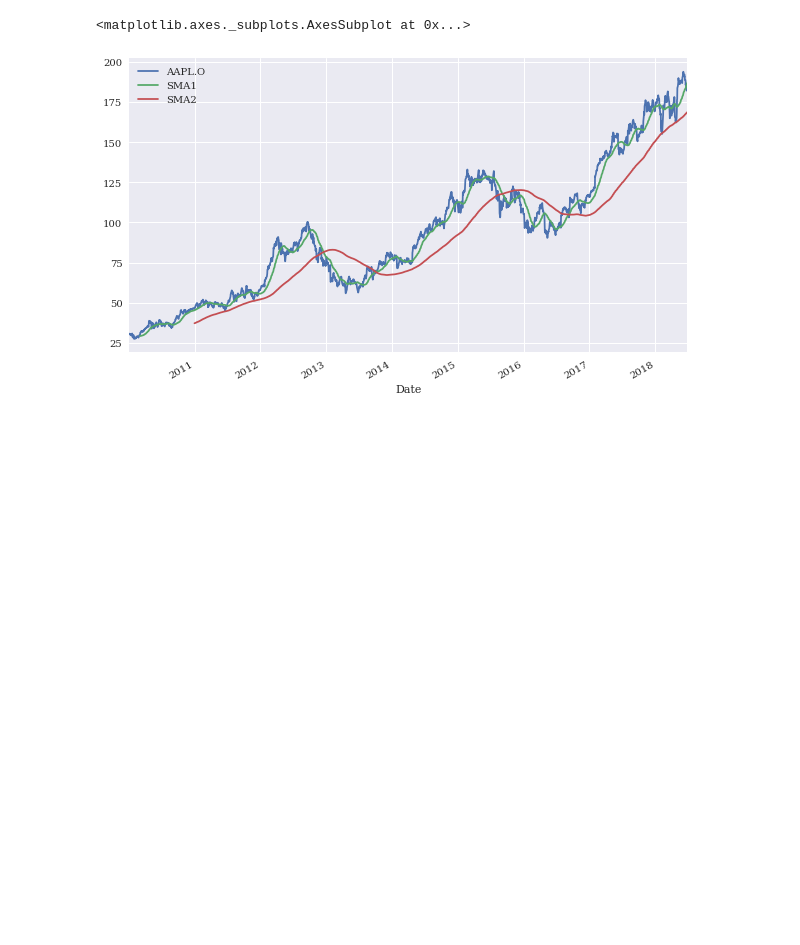
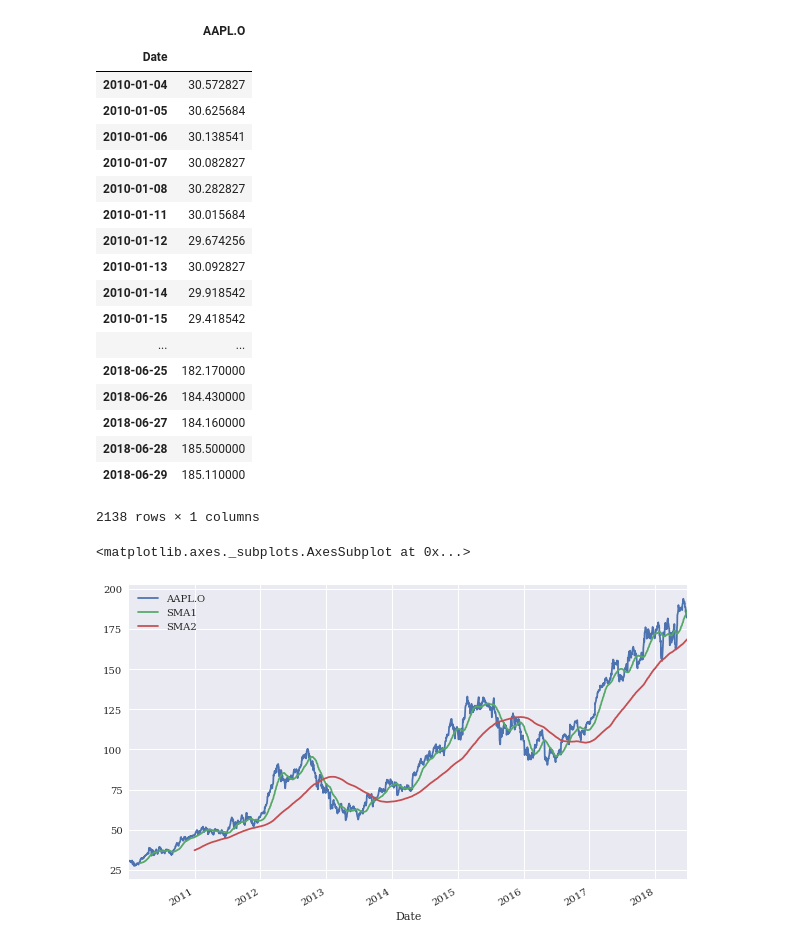
Before and after one commit to HaoLiNick/quantbasic, a Jupyter notebook: Simple_MA.ipynb, the cells around one changed output. Saved outputs shown, nothing was run; the diff lists cells and outputs as text; code cells hidden in the pictures; blank space fills up the shorter version.

```diff
--- a/Simple_MA.ipynb
+++ b/Simple_MA.ipynb
@@ -22,6 +22,28 @@ raw.head()
 # %%
 symbol='AAPL.O'
 data=pd.DataFrame(raw[symbol]).dropna()
+# %%
+data
+# %% [output]
+|  | AAPL.O |
+| Date |  |
+| 2010-01-04 | 30.572827 |
+| 2010-01-05 | 30.625684 |
+| 2010-01-06 | 30.138541 |
+| 2010-01-07 | 30.082827 |
+| 2010-01-08 | 30.282827 |
+| 2010-01-11 | 30.015684 |
+| 2010-01-12 | 29.674256 |
+| 2010-01-13 | 30.092827 |
+| 2010-01-14 | 29.918542 |
+| 2010-01-15 | 29.418542 |
+| ... | ... |
+| 2018-06-25 | 182.170000 |
+| 2018-06-26 | 184.430000 |
+| 2018-06-27 | 184.160000 |
+| 2018-06-28 | 185.500000 |
+| 2018-06-29 | 185.110000 |
+2138 rows × 1 columns
 # %%
 sma1=42
 sma2=252
```
Also changed, not shown: 1 other file.
